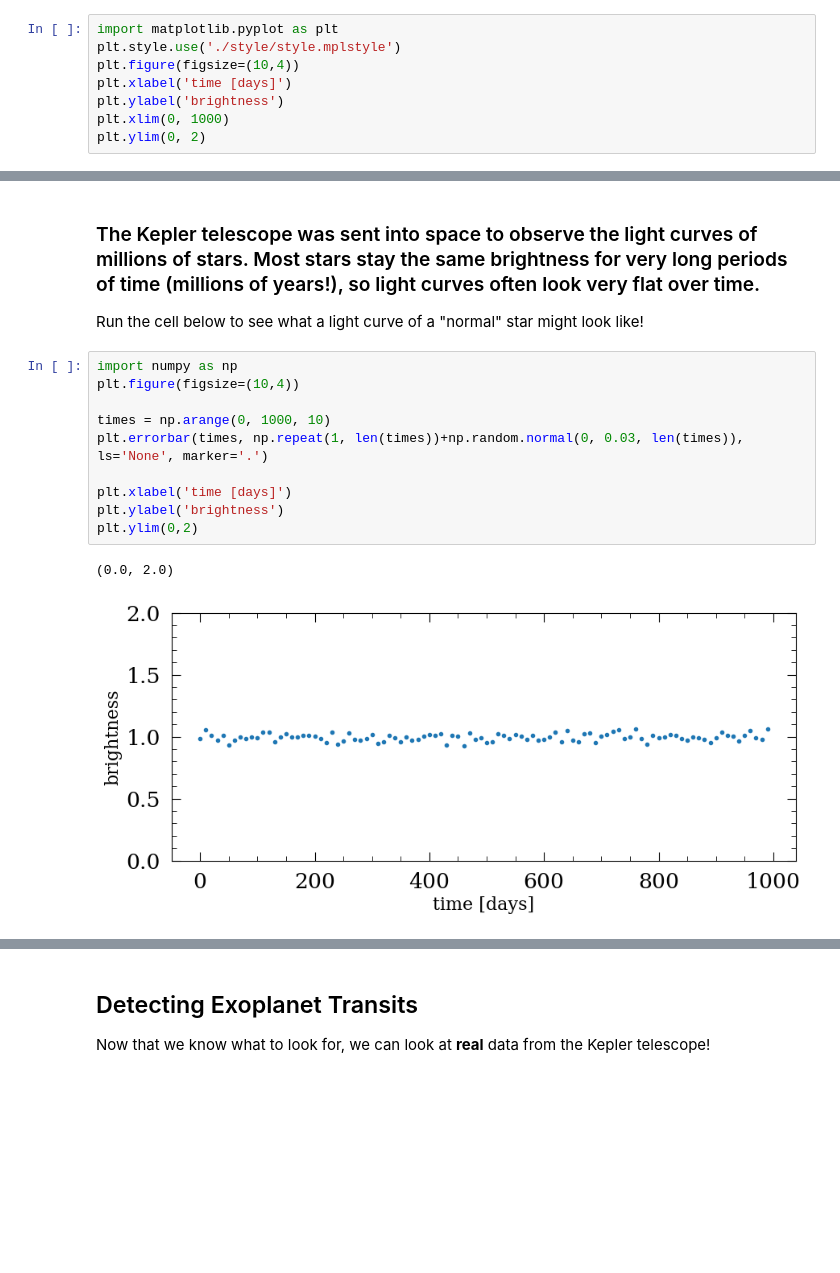
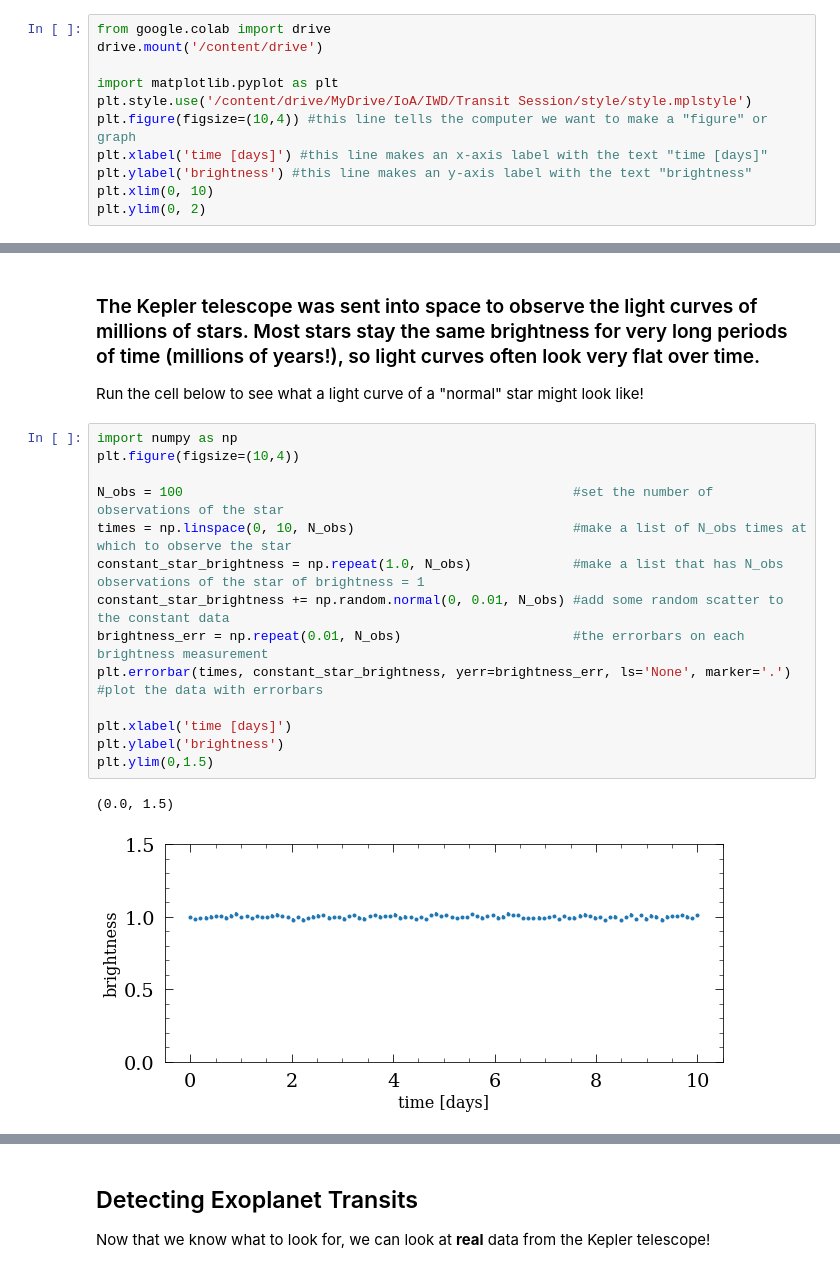
Before and after one commit to erinhay/outreach, a Jupyter notebook: IWD/IWD_transitingplanets.ipynb, the cells around one changed output, grey strips where cells are left out. Cells and saved outputs as stored; diff of their text form; blank space fills up the shorter version.

```diff
--- a/IWD/IWD_transitingplanets.ipynb
+++ b/IWD/IWD_transitingplanets.ipynb
@@ -29,11 +29,14 @@ Great! Now that we can run our cells, we can have the computer perform lots of m
 
 Light curves measure the brightness of a star over time, in a graph like this:
 # %%
+from google.colab import drive
+drive.mount('/content/drive')
+
 import matplotlib.pyplot as plt
-plt.style.use('./style/style.mplstyle')
-plt.figure(figsize=(10,4))
-plt.xlabel('time [days]')
-plt.ylabel('brightness')
-plt.xlim(0, 1000)
+plt.style.use('/content/drive/MyDrive/IoA/IWD/Transit Session/style/style.mplstyle')
+plt.figure(figsize=(10,4)) #this line tells the computer we want to make a "figure" or graph
+plt.xlabel('time [days]') #this line makes an x-axis label with the text "time [days]"
+plt.ylabel('brightness') #this line makes an y-axis label with the text "brightness"
+plt.xlim(0, 10)
 plt.ylim(0, 2)
 # %% [output]
@@ -46,16 +50,20 @@ Run the cell below to see what a light curve of a "normal" star might look like!
 # %%
 import numpy as np
 plt.figure(figsize=(10,4))
 
-times = np.arange(0, 1000, 10)
-plt.errorbar(times, np.repeat(1, len(times))+np.random.normal(0, 0.03, len(times)), ls='None', marker='.')
+N_obs = 100                                                  #set the number of observations of the star
+times = np.linspace(0, 10, N_obs)                            #make a list of N_obs times at which to observe the star
+constant_star_brightness = np.repeat(1.0, N_obs)             #make a list that has N_obs observations of the star of brightness = 1
+constant_star_brightness += np.random.normal(0, 0.01, N_obs) #add some random scatter to the constant data
+brightness_err = np.repeat(0.01, N_obs)                      #the errorbars on each brightness measurement
+plt.errorbar(times, constant_star_brightness, yerr=brightness_err, ls='None', marker='.') #plot the data with errorbars
 
 plt.xlabel('time [days]')
 plt.ylabel('brightness')
-plt.ylim(0,2)
+plt.ylim(0,1.5)
 # %% [output]
-(0.0, 2.0)
+(0.0, 1.5)
-[figure, old version]
+[figure, new version]
 # %% [markdown]
 ### However, when an exoplanet passes in front of the star, the brightness of the star decreases because the exoplanet blocks the light! The light curve is left with a dip in it like you see in this video:
 
```
Also changed, not shown: parts of 17 cells of this notebook.
